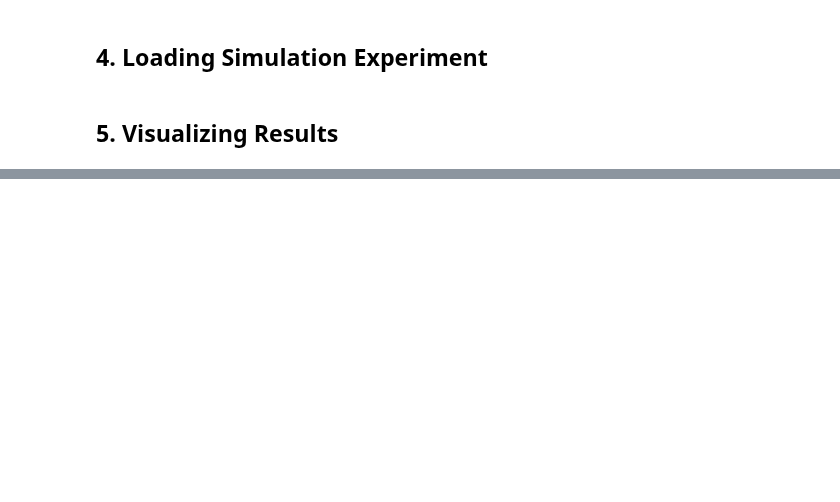
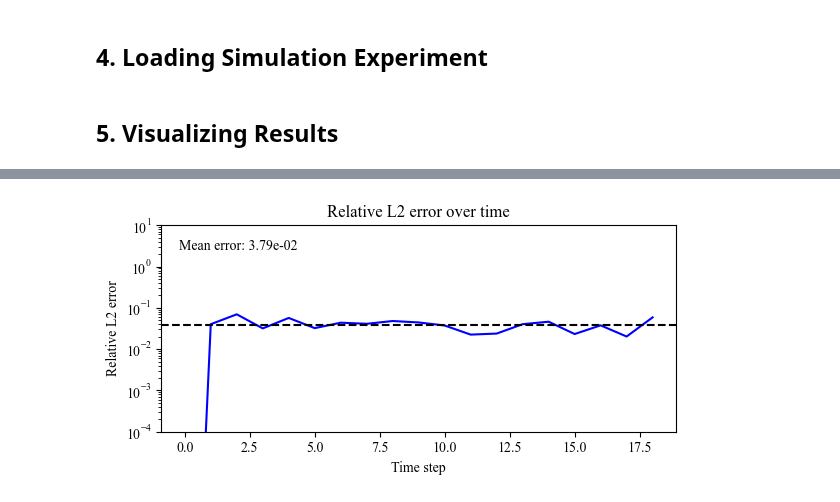
Before and after one commit to malteschade/Quantum-Wave-Equation-Solver, a Jupyter notebook: main.ipynb, the cells around one changed output, grey strips where cells are left out. Saved outputs shown, nothing was run; the diff lists cells and outputs as text; code cells hidden in the pictures; blank space fills up the shorter version.

```diff
--- a/main.ipynb
+++ b/main.ipynb
@@ -130,0 +134,5 @@ results = experiment.run()
+# %%
+# Plot error between solvers
+experiment.plot('error', solvers=[1,2])
+# %% [output]
+[figure, added]
```
Also changed, not shown: parts of 13 cells of this notebook, 4 other files.
